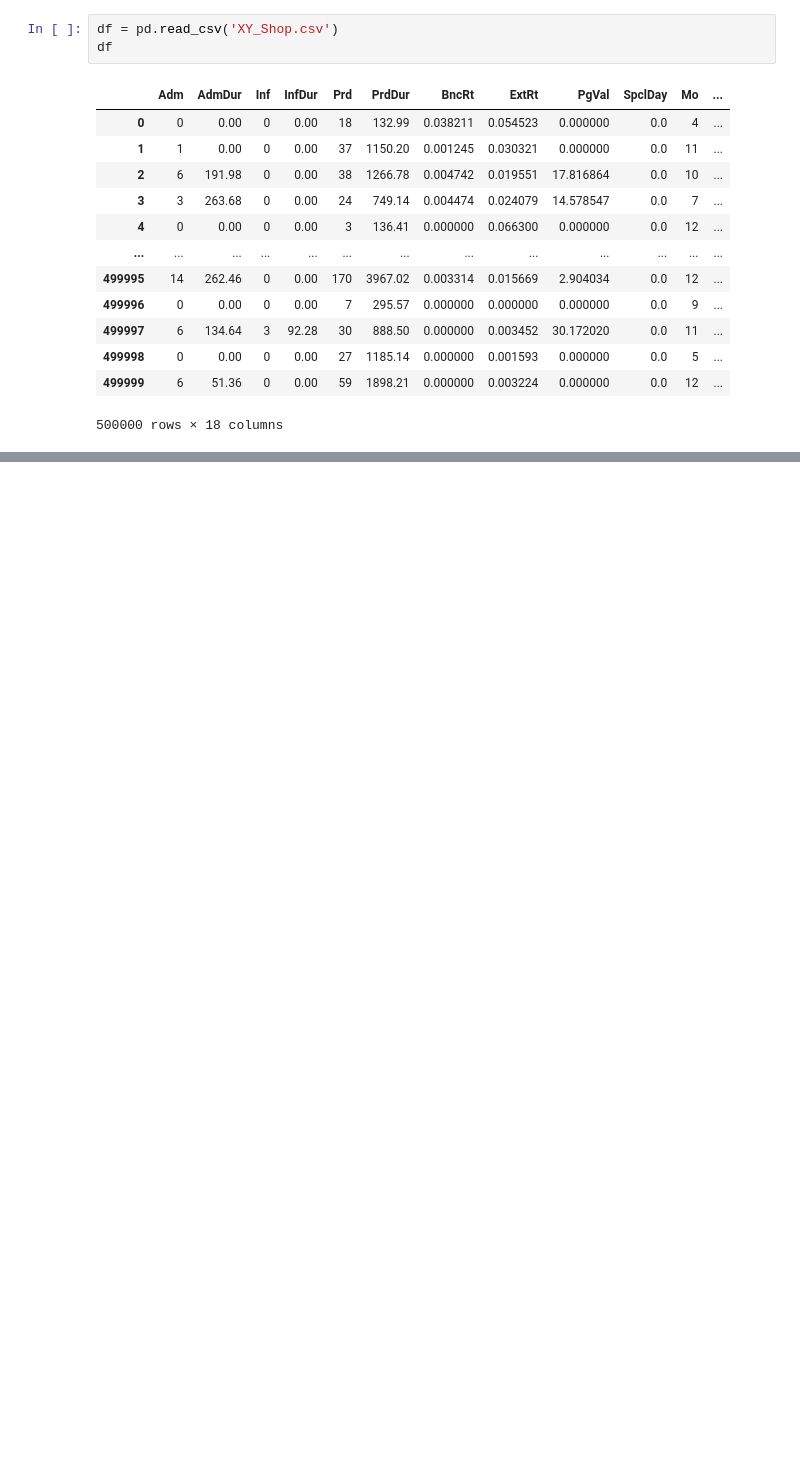
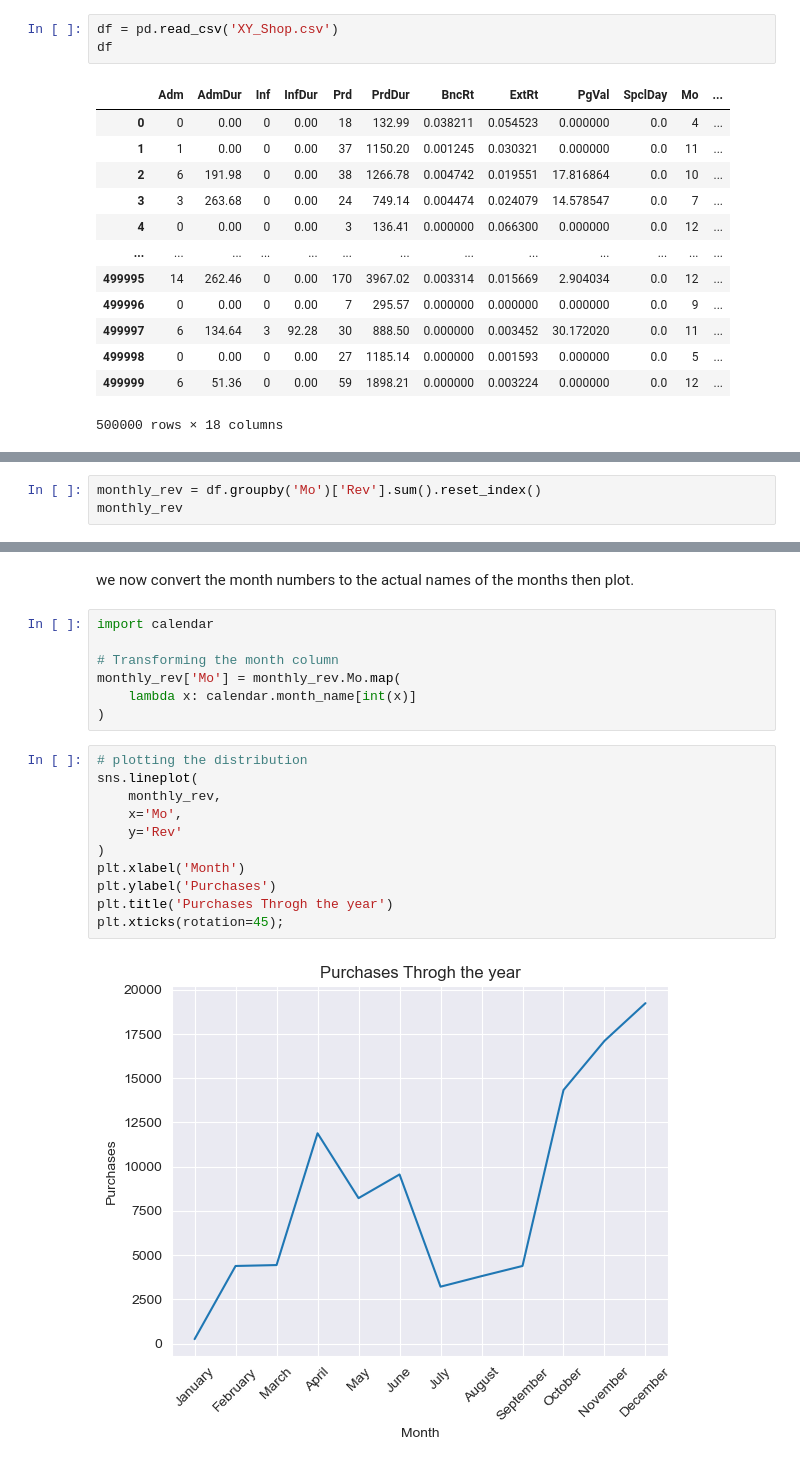
Before and after one commit to ericks-on/Online-Shoppers-logistic-regression-model, a Jupyter notebook: index.ipynb, the cells around one changed output, grey strips where cells are left out. Saved outputs shown, nothing was run; the diff lists cells and outputs as text; blank space fills up the shorter version.

```diff
--- a/index.ipynb
+++ b/index.ipynb
@@ -51,0 +163,3 @@ df
+# %%
+monthly_rev = df.groupby('Mo')['Rev'].sum().reset_index()
+monthly_rev
@@ -51,0 +180,22 @@ df
+# %% [markdown]
+we now convert the month numbers to the actual names of the months then plot.
+# %%
+import calendar
+
+# Transforming the month column
+monthly_rev['Mo'] = monthly_rev.Mo.map(
+    lambda x: calendar.month_name[int(x)]
+)
+# %%
+# plotting the distribution
+sns.lineplot(
+    monthly_rev,
+    x='Mo',
+    y='Rev'
+)
+plt.xlabel('Month')
+plt.ylabel('Purchases')
+plt.title('Purchases Throgh the year')
+plt.xticks(rotation=45);
+# %% [output]
+[figure, added]
```
Also changed, not shown: parts of 55 cells of this notebook.
